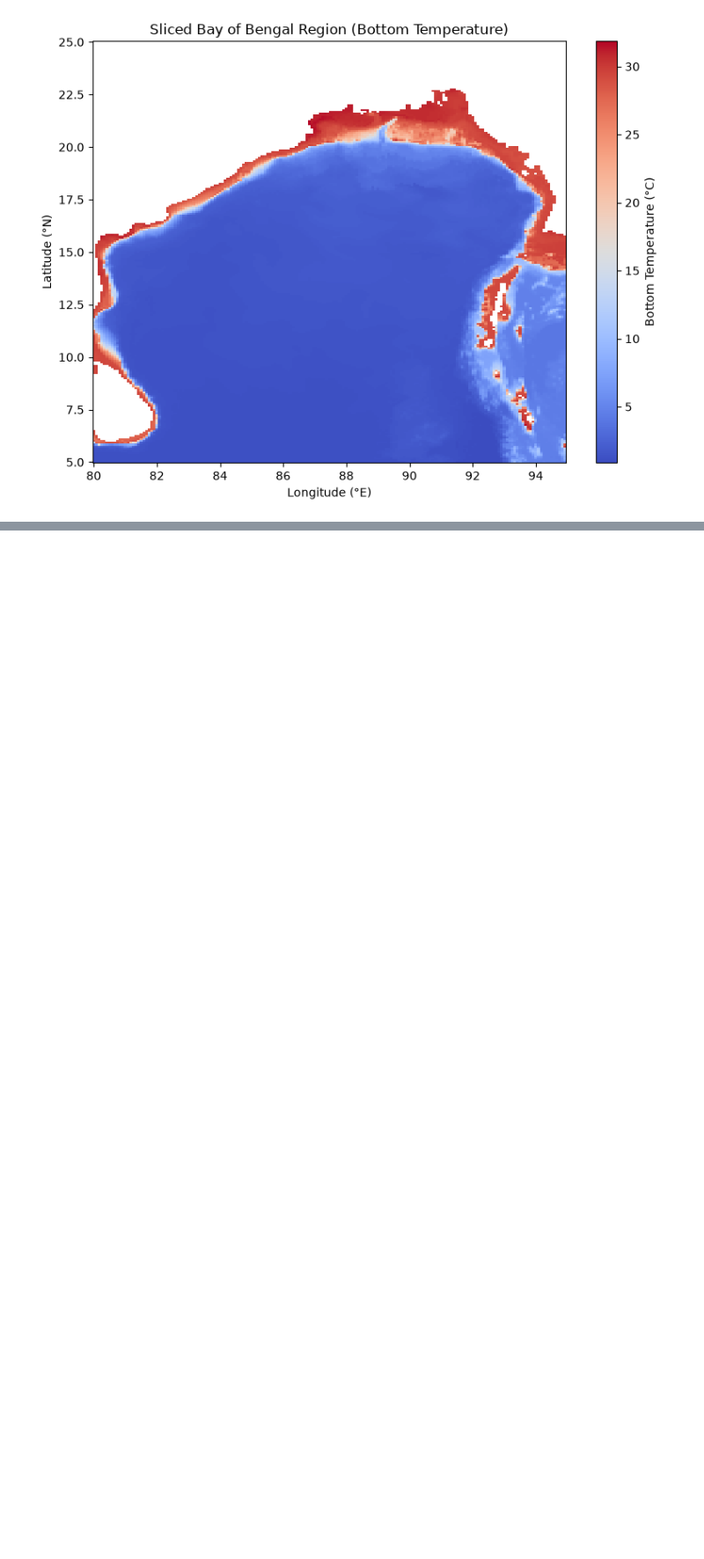
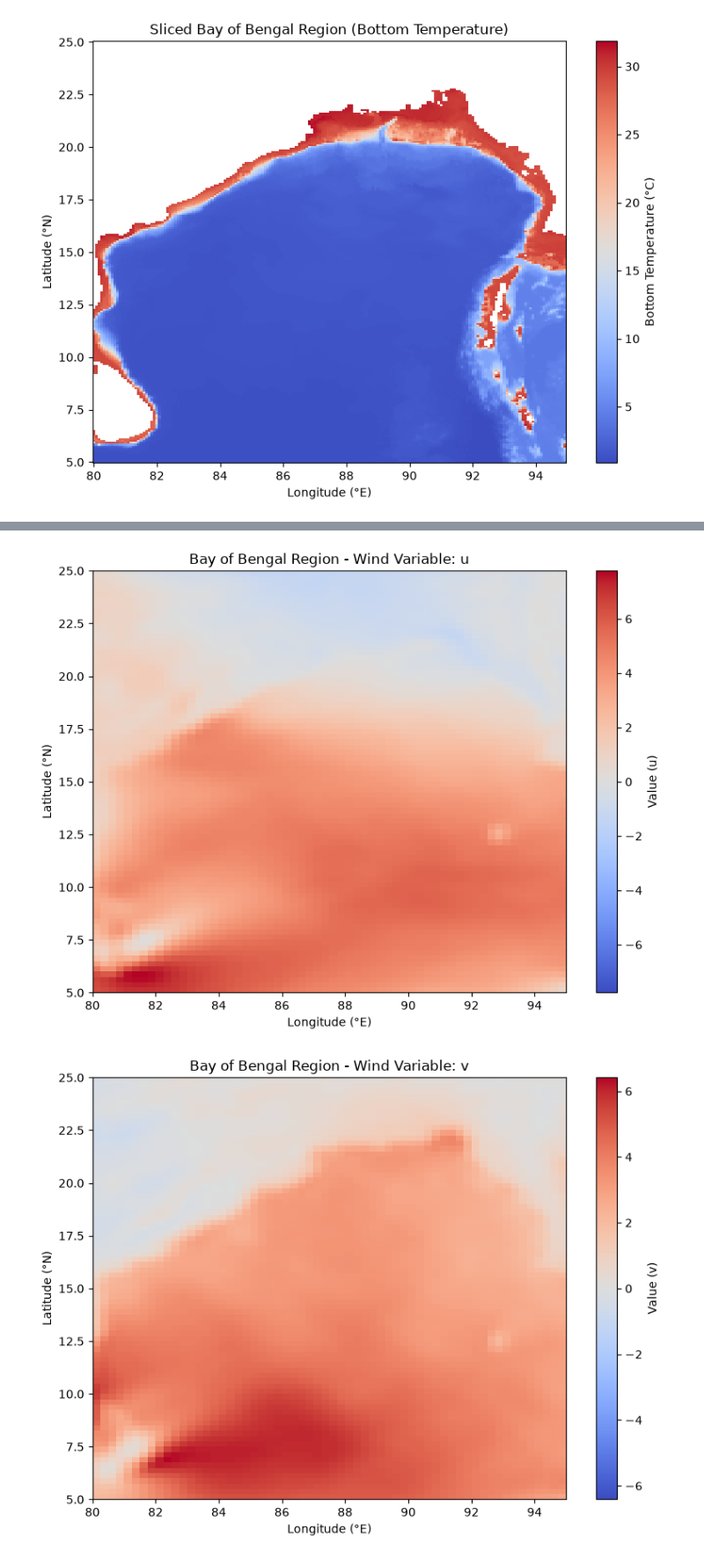
Before and after one commit to dhan-22/Automated-Geospatial-processing-of-Satellite-Ocean-Data, a Jupyter notebook: notebooks/sandbox.ipynb, the cells around one changed output, grey strips where cells are left out. Shown at 88% size. Drawn from its saved outputs; the diff is of its cells as text; code cells hidden in the pictures; blank space fills up the shorter version.

```diff
--- a/notebooks/sandbox.ipynb
+++ b/notebooks/sandbox.ipynb
@@ -51,0 +108,17 @@ plt.show()
+# %%
+from src.ingestion import load_ocean_dataset, slice_bay_of_bengal
+
+wind_path = "../data/raw/sample_sw.nc"
+
+# List of all variables available in your wind file
+wind_variables = ['u', 'v', 'w', 'nobs', 'u_anom', 'v_anom', 'w_anom']
+
+# Dictionary to store all sliced wind DataArrays
+sliced_wind_data = {}
+
+for var in wind_variables:
+    print(f"\n--- Processing variable: {var} ---")
+    raw_da = load_ocean_dataset(wind_path, variable_name=var)
+    sliced_wind_data[var] = slice_bay_of_bengal(raw_da)
+
+print("\nAll surface wind variables successfully sliced and stored!")
@@ -51,0 +143,22 @@ plt.show()
+# %%
+import matplotlib.pyplot as plt
+
+for var_name, sliced_da in sliced_wind_data.items():
+    # Handle time/depth dimension if present to get a 2D spatial slice
+    data_to_plot = sliced_da.isel(time=0) if 'time' in sliced_da.dims else sliced_da
+
+    plt.figure(figsize=(8, 6))
+
+    # Use a divergent colormap for components/anomalies, and a sequential one for speed/nobs
+    cmap_choice = 'coolwarm' if 'anom' in var_name or var_name in ['u', 'v'] else 'viridis'
+
+    data_to_plot.plot(cmap=cmap_choice, cbar_kwargs={'label': f'Value ({var_name})'})
+
+    plt.title(f"Bay of Bengal Region - Wind Variable: {var_name}")
+    plt.xlabel("Longitude (°E)")
+    plt.ylabel("Latitude (°N)")
+    plt.tight_layout()
+    plt.show()
+# %% [output]
+[figure, added]
+[figure, added]
```
Also changed, not shown: parts of 5 cells of this notebook, 1 other file.
